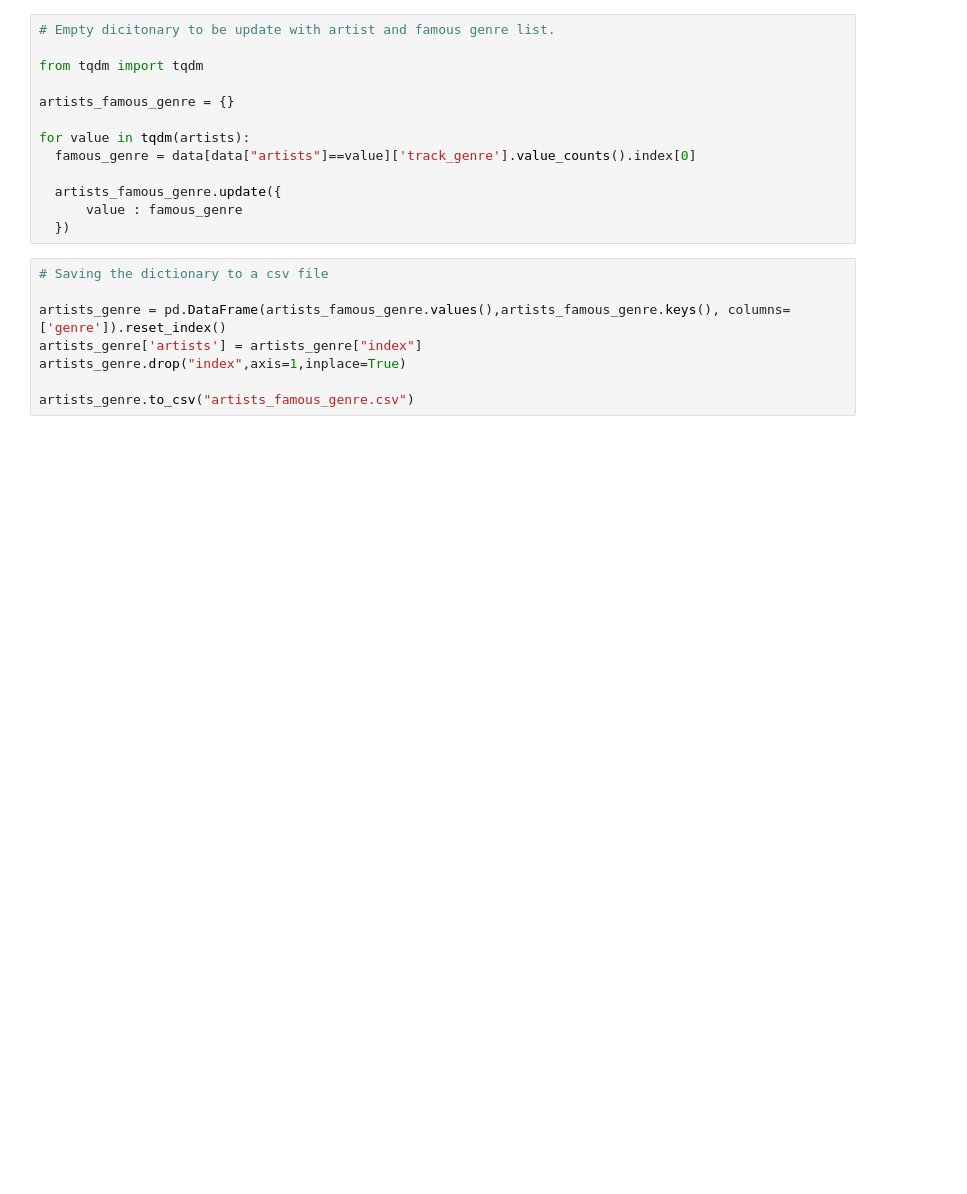
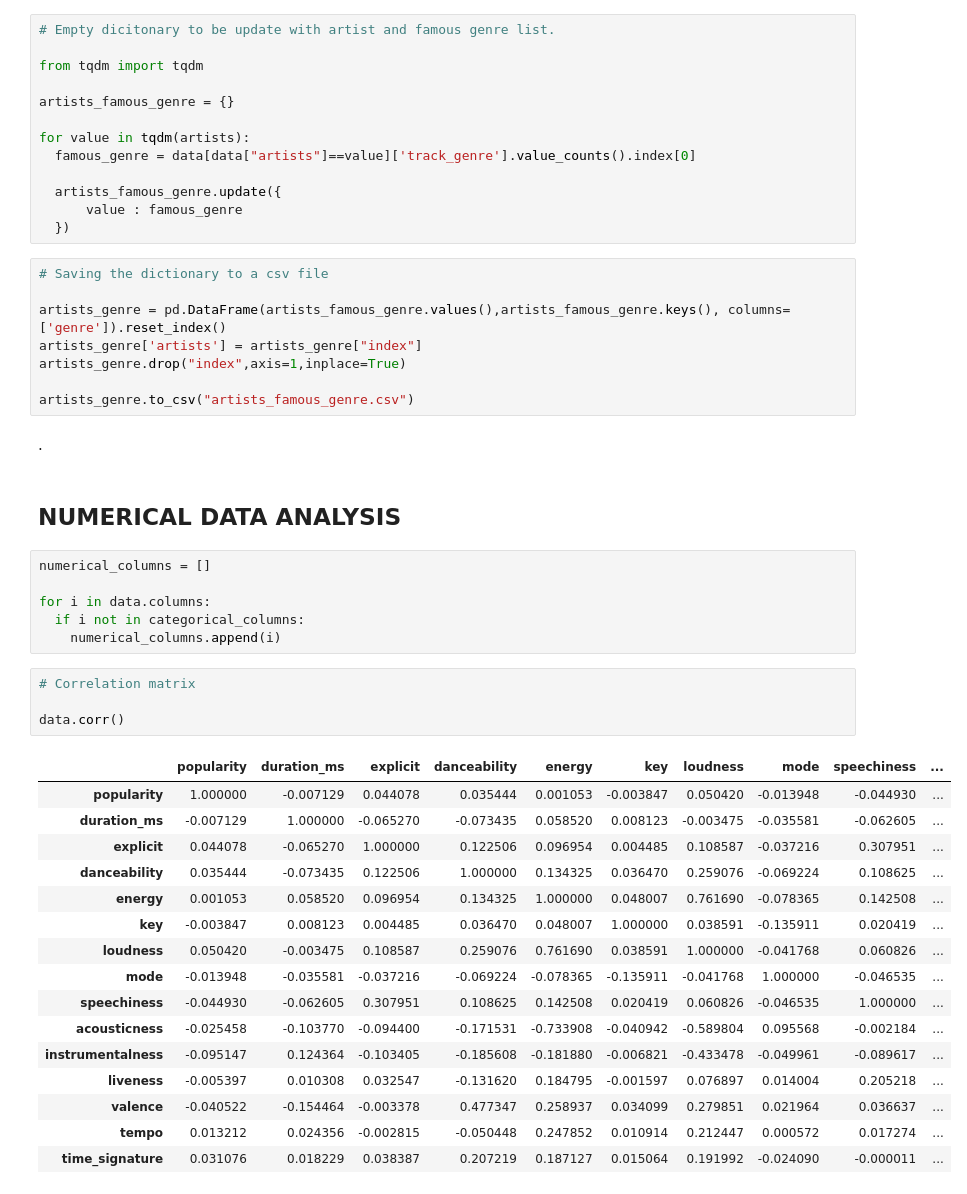
Before and after one commit to abhi-11nav/Spotify-data-Analysis, a Jupyter notebook: Spotify_Music_Analysis.ipynb, the cells around one changed output. Drawn from its saved outputs; the diff is of its cells as text; blank space fills up the shorter version.

```diff
--- a/Spotify_Music_Analysis.ipynb
+++ b/Spotify_Music_Analysis.ipynb
@@ -227,3 +234,34 @@ artists_genre['artists'] = artists_genre["index"]
 artists_genre.drop("index",axis=1,inplace=True)
 
 artists_genre.to_csv("artists_famous_genre.csv")
+# %% [markdown]
+.
+# %% [markdown]
+## NUMERICAL DATA ANALYSIS
+# %%
+numerical_columns = []
+
+for i in data.columns:
+  if i not in categorical_columns:
+    numerical_columns.append(i)
+# %%
+# Correlation matrix
+
+data.corr()
+# %% [output]
+|  | popularity | duration_ms | explicit | danceability | energy | key | loudness | mode | speechiness | ... |
+| popularity | 1.000000 | -0.007129 | 0.044078 | 0.035444 | 0.001053 | -0.003847 | 0.050420 | -0.013948 | -0.044930 | ... |
+| duration_ms | -0.007129 | 1.000000 | -0.065270 | -0.073435 | 0.058520 | 0.008123 | -0.003475 | -0.035581 | -0.062605 | ... |
+| explicit | 0.044078 | -0.065270 | 1.000000 | 0.122506 | 0.096954 | 0.004485 | 0.108587 | -0.037216 | 0.307951 | ... |
+| danceability | 0.035444 | -0.073435 | 0.122506 | 1.000000 | 0.134325 | 0.036470 | 0.259076 | -0.069224 | 0.108625 | ... |
+| energy | 0.001053 | 0.058520 | 0.096954 | 0.134325 | 1.000000 | 0.048007 | 0.761690 | -0.078365 | 0.142508 | ... |
+| key | -0.003847 | 0.008123 | 0.004485 | 0.036470 | 0.048007 | 1.000000 | 0.038591 | -0.135911 | 0.020419 | ... |
+| loudness | 0.050420 | -0.003475 | 0.108587 | 0.259076 | 0.761690 | 0.038591 | 1.000000 | -0.041768 | 0.060826 | ... |
+| mode | -0.013948 | -0.035581 | -0.037216 | -0.069224 | -0.078365 | -0.135911 | -0.041768 | 1.000000 | -0.046535 | ... |
+| speechiness | -0.044930 | -0.062605 | 0.307951 | 0.108625 | 0.142508 | 0.020419 | 0.060826 | -0.046535 | 1.000000 | ... |
+| acousticness | -0.025458 | -0.103770 | -0.094400 | -0.171531 | -0.733908 | -0.040942 | -0.589804 | 0.095568 | -0.002184 | ... |
+| instrumentalness | -0.095147 | 0.124364 | -0.103405 | -0.185608 | -0.181880 | -0.006821 | -0.433478 | -0.049961 | -0.089617 | ... |
+| liveness | -0.005397 | 0.010308 | 0.032547 | -0.131620 | 0.184795 | -0.001597 | 0.076897 | 0.014004 | 0.205218 | ... |
+| valence | -0.040522 | -0.154464 | -0.003378 | 0.477347 | 0.258937 | 0.034099 | 0.279851 | 0.021964 | 0.036637 | ... |
+| tempo | 0.013212 | 0.024356 | -0.002815 | -0.050448 | 0.247852 | 0.010914 | 0.212447 | 0.000572 | 0.017274 | ... |
+| time_signature | 0.031076 | 0.018229 | 0.038387 | 0.207219 | 0.187127 | 0.015064 | 0.191992 | -0.024090 | -0.000011 | ... |
```
Also changed, not shown: parts of 10 cells of this notebook.
